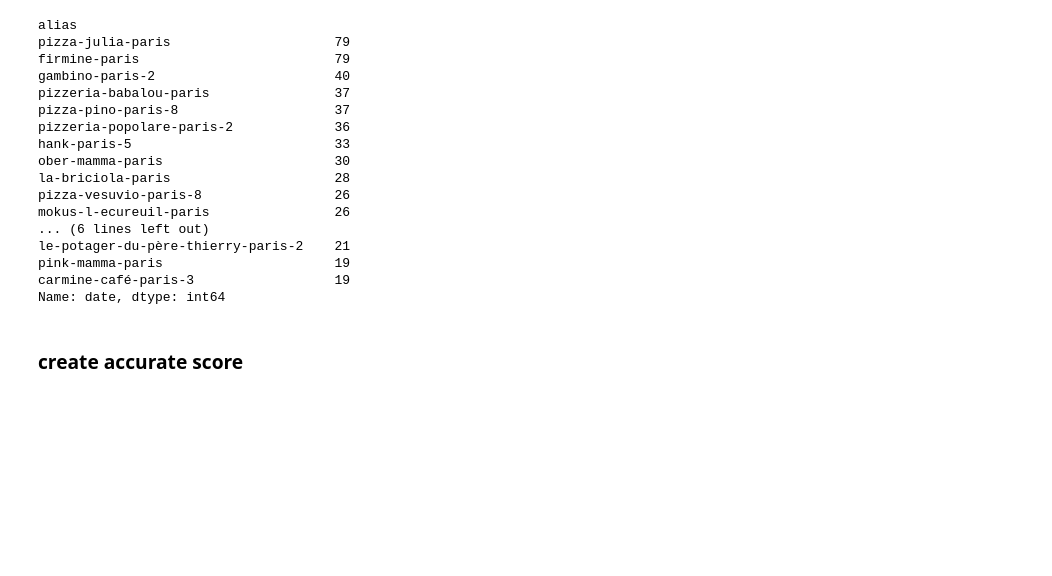
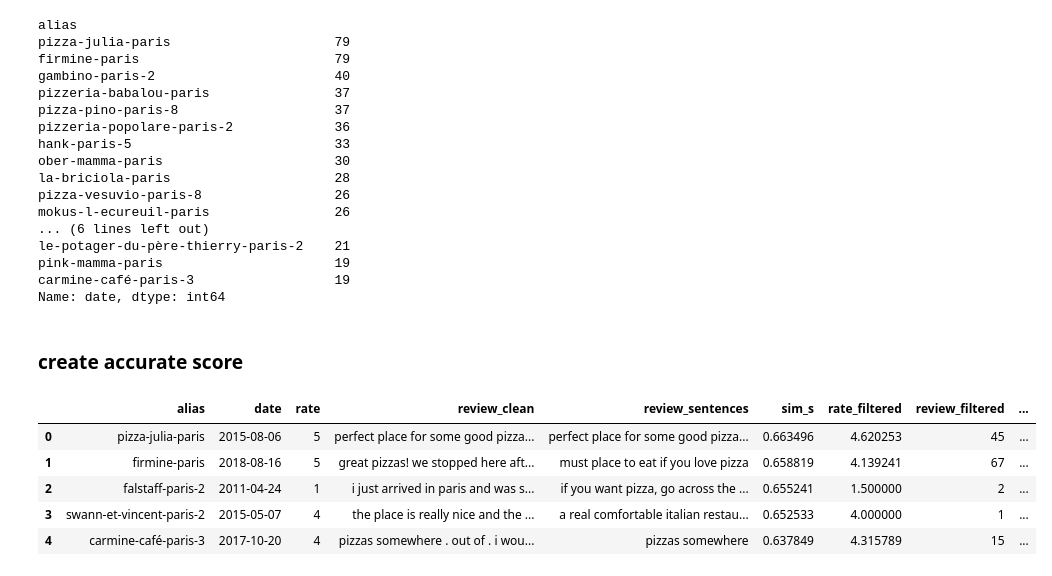
Before and after one commit to arthurcol/fobokiller, a Jupyter notebook: notebooks/metrics_hugo.ipynb, the cells around one changed output. Cells and saved outputs as stored; diff of their text form; code cells hidden in the pictures; blank space fills up the shorter version.

```diff
--- a/notebooks/metrics_hugo.ipynb
+++ b/notebooks/metrics_hugo.ipynb
@@ -21,7 +21,7 @@ To enable them in other operations, rebuild TensorFlow with the appropriate comp
 ## DataFrame
 # %%
 df = compute_sim_df('I want to eat a pizza in a cosy place',np.array(embedding), 2000)
-df['ratio']=df['review_filtered']/df['review_all']
+#df['ratio']=df['review_filtered']/df['review_all']
 df
 ######
 #sim_r = distance moyenne par restau des reviews qui sortent
@@ -162,3 +160,12 @@ Name: date, dtype: int64
 rest
 # %% [markdown]
 ### create accurate score
+# %%
+output = df.groupby('alias')
+# %% [output]
+|  | alias | date | rate | review_clean | review_sentences | sim_s | rate_filtered | review_filtered | ... |
+| 0 | pizza-julia-paris | 2015-08-06 | 5 | perfect place for some good pizza... | perfect place for some good pizza... | 0.663496 | 4.620253 | 45 | ... |
+| 1 | firmine-paris | 2018-08-16 | 5 | great pizzas! we stopped here aft... | must place to eat if you love pizza | 0.658819 | 4.139241 | 67 | ... |
+| 2 | falstaff-paris-2 | 2011-04-24 | 1 | i just arrived in paris and was s... | if you want pizza, go across the ... | 0.655241 | 1.500000 | 2 | ... |
+| 3 | swann-et-vincent-paris-2 | 2015-05-07 | 4 | the place is really nice and the ... | a real comfortable italian restau... | 0.652533 | 4.000000 | 1 | ... |
+| 4 | carmine-café-paris-3 | 2017-10-20 | 4 | pizzas somewhere . out of . i wou... | pizzas somewhere | 0.637849 | 4.315789 | 15 | ... |
```
Also changed, not shown: parts of 3 cells of this notebook, 1 other file.
